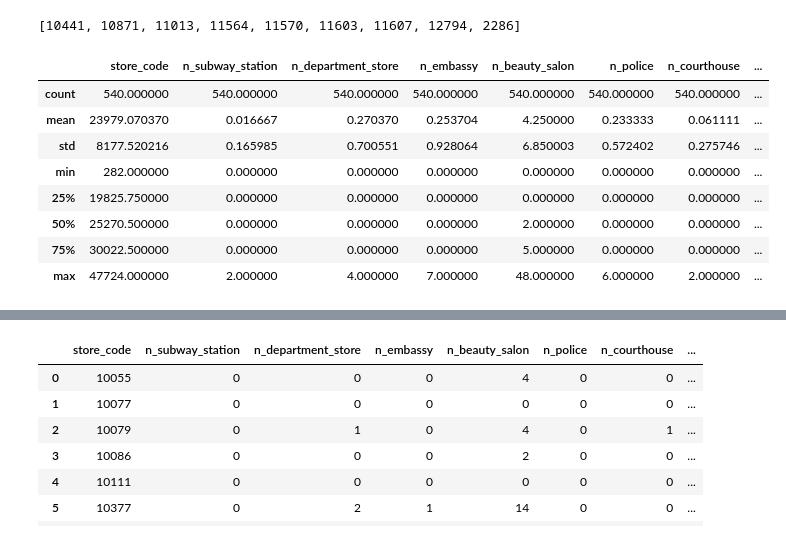
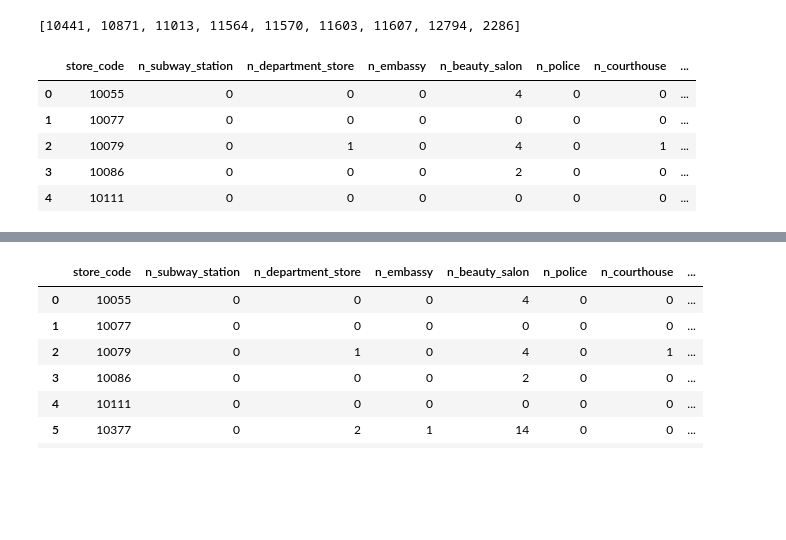
Before and after one commit to anilkumarpanda/imp_sales_forecast, a Jupyter notebook: Data_Reading_Features.ipynb, the cells around one changed output, grey strips where cells are left out. Saved outputs shown, nothing was run; the diff lists cells and outputs as text; code cells hidden in the pictures; blank space fills up the shorter version.

```diff
--- a/Data_Reading_Features.ipynb
+++ b/Data_Reading_Features.ipynb
@@ -163,17 +163,14 @@ def getCountofNearbyStores(post_code_list):
 store_surrounding_pdf_exp['no_of_near_by_shops'] = \
 store_surrounding_pdf_exp.near_by_post_code.apply(lambda x : getCountofNearbyStores(x))
 # %%
-store_surrounding_pdf_exp.describe()
+store_surrounding_pdf_exp.head()
 # %% [output]
 |  | store_code | n_subway_station | n_department_store | n_embassy | n_beauty_salon | n_police | n_courthouse | ... |
-| count | 540.000000 | 540.000000 | 540.000000 | 540.000000 | 540.000000 | 540.000000 | 540.000000 | ... |
-| mean | 23979.070370 | 0.016667 | 0.270370 | 0.253704 | 4.250000 | 0.233333 | 0.061111 | ... |
-| std | 8177.520216 | 0.165985 | 0.700551 | 0.928064 | 6.850003 | 0.572402 | 0.275746 | ... |
-| min | 282.000000 | 0.000000 | 0.000000 | 0.000000 | 0.000000 | 0.000000 | 0.000000 | ... |
-| 25% | 19825.750000 | 0.000000 | 0.000000 | 0.000000 | 0.000000 | 0.000000 | 0.000000 | ... |
-| 50% | 25270.500000 | 0.000000 | 0.000000 | 0.000000 | 2.000000 | 0.000000 | 0.000000 | ... |
-| 75% | 30022.500000 | 0.000000 | 0.000000 | 0.000000 | 5.000000 | 0.000000 | 0.000000 | ... |
-| max | 47724.000000 | 2.000000 | 4.000000 | 7.000000 | 48.000000 | 6.000000 | 2.000000 | ... |
+| 0 | 10055 | 0 | 0 | 0 | 4 | 0 | 0 | ... |
+| 1 | 10077 | 0 | 0 | 0 | 0 | 0 | 0 | ... |
+| 2 | 10079 | 0 | 1 | 0 | 4 | 0 | 1 | ... |
+| 3 | 10086 | 0 | 0 | 0 | 2 | 0 | 0 | ... |
+| 4 | 10111 | 0 | 0 | 0 | 0 | 0 | 0 | ... |
 # %%
 store_surrounding_pdf_exp.head(5)
 # %% [output]
```
Also changed, not shown: parts of 2 cells of this notebook, 9 other files.
